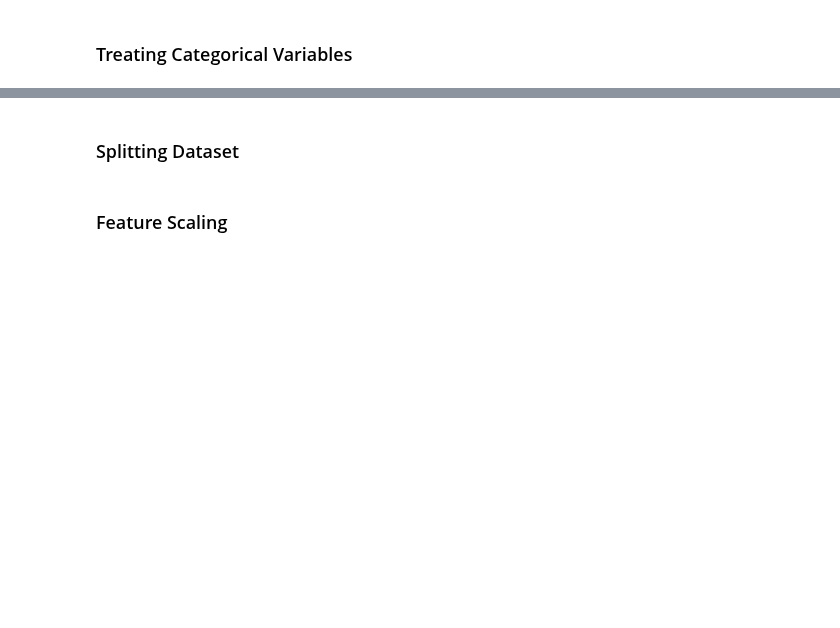
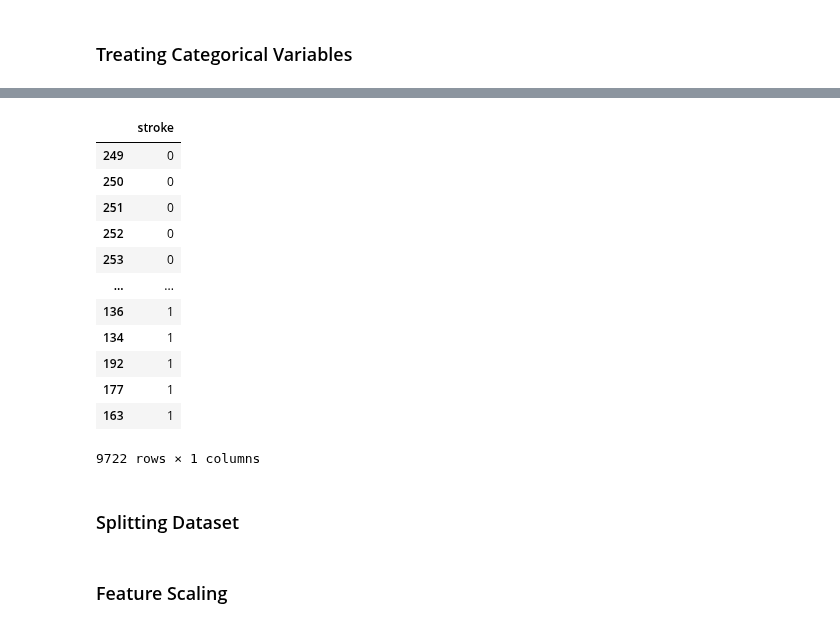
Before and after one commit to vatsalchheda/StrokePrediction, a Jupyter notebook: Stroke.ipynb, the cells around one changed output, grey strips where cells are left out. Cells and saved outputs as stored; diff of their text form; code cells hidden in the pictures; blank space fills up the shorter version.

```diff
--- a/Stroke.ipynb
+++ b/Stroke.ipynb
@@ -239,5 +247,21 @@ OH_X.describe()
 | max | 82.000000 | 1.000000 | 1.000000 | 271.740000 | 97.600000 | 1.000000 | 1.000000 | 1.000000 | 1.000000 | ... |
 8 rows × 21 columns
+# %%
+Y
+# %% [output]
+|  | stroke |
+| 249 | 0 |
+| 250 | 0 |
+| 251 | 0 |
+| 252 | 0 |
+| 253 | 0 |
+| ... | ... |
+| 136 | 1 |
+| 134 | 1 |
+| 192 | 1 |
+| 177 | 1 |
+| 163 | 1 |
+9722 rows × 1 columns
 # %% [markdown]
 ### Splitting Dataset
 # %%
```
Also changed, not shown: parts of 18 cells of this notebook.
